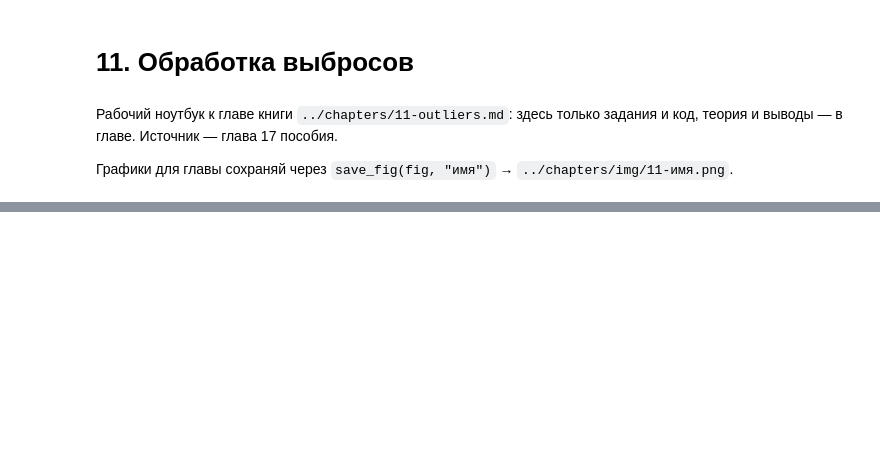
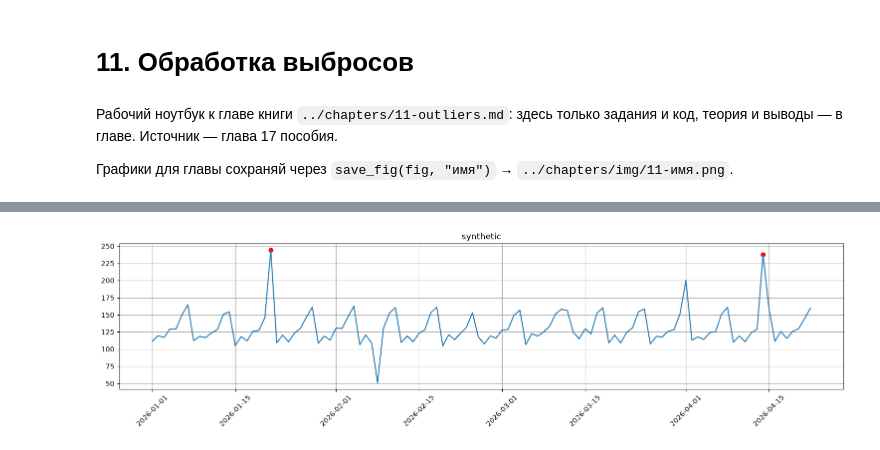
Before and after one commit to skv-analyst/study-data-analytics, a Jupyter notebook: 05-etna/notebooks/11-outliers.ipynb, the cells around one changed output, grey strips where cells are left out. Drawn from its saved outputs; the diff is of its cells as text; code cells hidden in the pictures; blank space fills up the shorter version.

```diff
--- a/05-etna/notebooks/11-outliers.ipynb
+++ b/05-etna/notebooks/11-outliers.ipynb
@@ -87,0 +116,23 @@ Backtest с обработкой выбросов против без неё: SM
+# %%
+def score(anomalies: dict) -> dict:
+    """Сколько выбросов метод нашёл (всего и контекстных) и сколько лишних точек отметил."""
+    found = set(pd.to_datetime(anomalies.get("synthetic", [])))
+    true_all = set(outlier_kind.index)
+    true_context = set(outlier_kind[outlier_kind == "контекстный"].index)
+    return {
+        "found": f"{len(found & true_all)}/{len(true_all)}",
+        "found_context": f"{len(found & true_context)}/{len(true_context)}",
+        "false": len(found - true_all),
+    }
+
+
+# Методы, которые смотрят только на значения — про недельный узор не знают
+simple_methods = {
+    "median": get_anomalies_median(ts),
+    "median (window_size=7, alpha=2)": get_anomalies_median(ts, window_size=7, alpha=2),
+    "density": get_anomalies_density(ts),
+    "density (window_size=7, distance_coef=1, n_neighbors=2)": get_anomalies_density(ts, window_size=7, distance_coef=1, n_neighbors=2),
+    "hist": get_anomalies_hist(ts),
+    "isolation_forest": get_anomalies_isolation_forest(ts, random_state=RANDOM_SEED),
+}
+pd.DataFrame({name: score(result) for name, result in simple_methods.items()}).T
@@ -87,0 +147,5 @@ Backtest с обработкой выбросов против без неё: SM
+# %%
+# Что нашёл медианный метод с параметрами по умолчанию
+plot_anomalies(ts, simple_methods["median"], figsize=(15, 4))
+# %% [output]
+[figure, added]
```
Also changed, not shown: parts of 22 cells of this notebook, 5 other files.
